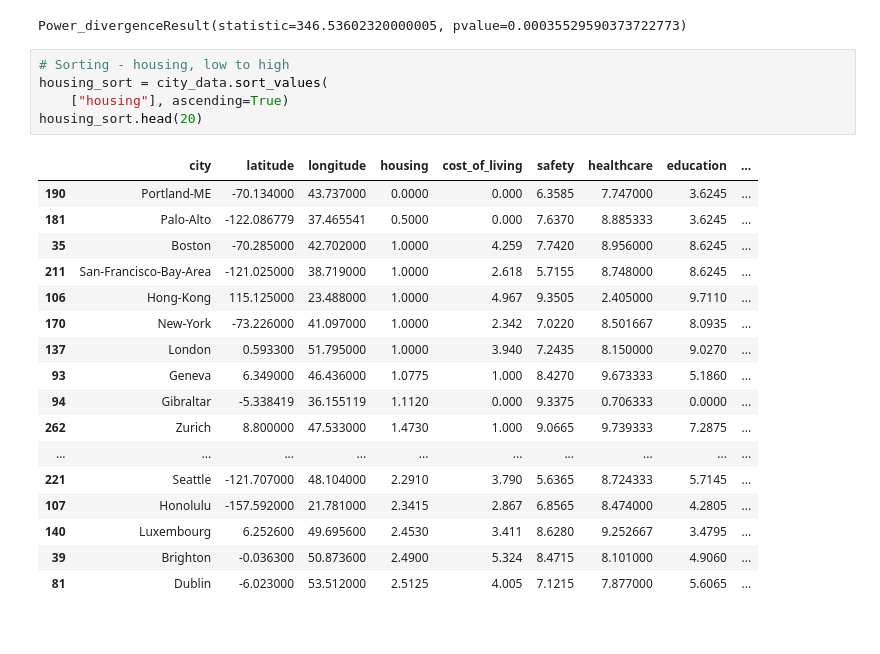
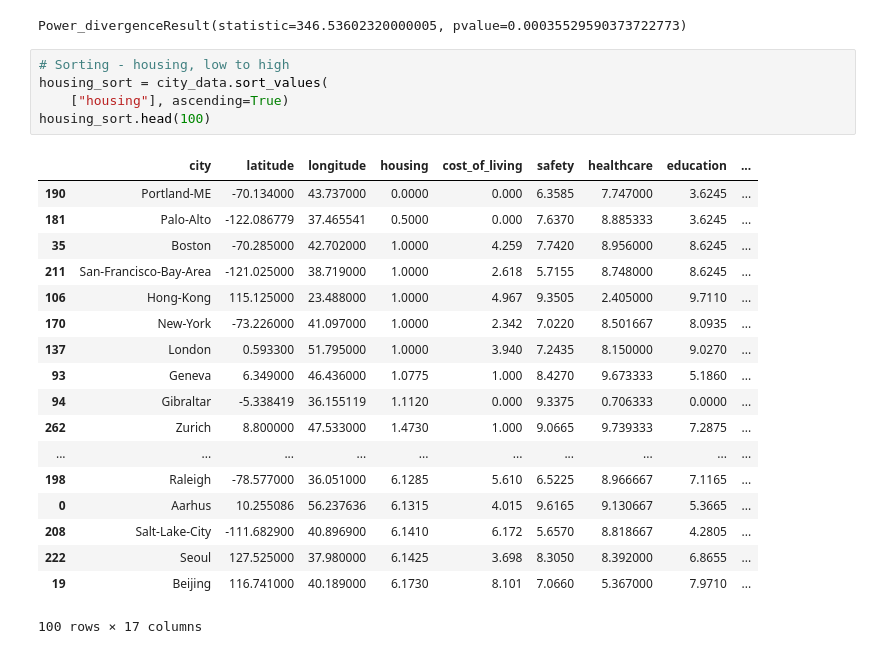
Before and after one commit to rdhuper/Project_Group_6, a Jupyter notebook: Christina/Teleport_API_City_Collection.ipynb, the cells around one changed output. Drawn from its saved outputs; the diff is of its cells as text.

```diff
--- a/Christina/Teleport_API_City_Collection.ipynb
+++ b/Christina/Teleport_API_City_Collection.ipynb
@@ -289,26 +289,27 @@ Power_divergenceResult(statistic=346.53602320000005, pvalue=0.000355295903737227
 # %%
 # Sorting - housing, low to high
 housing_sort = city_data.sort_values(
     ["housing"], ascending=True)
-housing_sort.head(20)
+housing_sort.head(100)
 # %% [output]
 |  | city | latitude | longitude | housing | cost_of_living | safety | healthcare | education | ... |
 | 190 | Portland-ME | -70.134000 | 43.737000 | 0.0000 | 0.000 | 6.3585 | 7.747000 | 3.6245 | ... |
 | 181 | Palo-Alto | -122.086779 | 37.465541 | 0.5000 | 0.000 | 7.6370 | 8.885333 | 3.6245 | ... |
 | 35 | Boston | -70.285000 | 42.702000 | 1.0000 | 4.259 | 7.7420 | 8.956000 | 8.6245 | ... |
 | 211 | San-Francisco-Bay-Area | -121.025000 | 38.719000 | 1.0000 | 2.618 | 5.7155 | 8.748000 | 8.6245 | ... |
 | 106 | Hong-Kong | 115.125000 | 23.488000 | 1.0000 | 4.967 | 9.3505 | 2.405000 | 9.7110 | ... |
 | 170 | New-York | -73.226000 | 41.097000 | 1.0000 | 2.342 | 7.0220 | 8.501667 | 8.0935 | ... |
 | 137 | London | 0.593300 | 51.795000 | 1.0000 | 3.940 | 7.2435 | 8.150000 | 9.0270 | ... |
 | 93 | Geneva | 6.349000 | 46.436000 | 1.0775 | 1.000 | 8.4270 | 9.673333 | 5.1860 | ... |
 | 94 | Gibraltar | -5.338419 | 36.155119 | 1.1120 | 0.000 | 9.3375 | 0.706333 | 0.0000 | ... |
 | 262 | Zurich | 8.800000 | 47.533000 | 1.4730 | 1.000 | 9.0665 | 9.739333 | 7.2875 | ... |
 | ... | ... | ... | ... | ... | ... | ... | ... | ... | ... |
-| 221 | Seattle | -121.707000 | 48.104000 | 2.2910 | 3.790 | 5.6365 | 8.724333 | 5.7145 | ... |
-| 107 | Honolulu | -157.592000 | 21.781000 | 2.3415 | 2.867 | 6.8565 | 8.474000 | 4.2805 | ... |
-| 140 | Luxembourg | 6.252600 | 49.695600 | 2.4530 | 3.411 | 8.6280 | 9.252667 | 3.4795 | ... |
-| 39 | Brighton | -0.036300 | 50.873600 | 2.4900 | 5.324 | 8.4715 | 8.101000 | 4.9060 | ... |
-| 81 | Dublin | -6.023000 | 53.512000 | 2.5125 | 4.005 | 7.1215 | 7.877000 | 5.6065 | ... |
+| 198 | Raleigh | -78.577000 | 36.051000 | 6.1285 | 5.610 | 6.5225 | 8.966667 | 7.1165 | ... |
+| 0 | Aarhus | 10.255086 | 56.237636 | 6.1315 | 4.015 | 9.6165 | 9.130667 | 5.3665 | ... |
+| 208 | Salt-Lake-City | -111.682900 | 40.896900 | 6.1410 | 6.172 | 5.6570 | 8.818667 | 4.2805 | ... |
+| 222 | Seoul | 127.525000 | 37.980000 | 6.1425 | 3.698 | 8.3050 | 8.392000 | 6.8655 | ... |
+| 19 | Beijing | 116.741000 | 40.189000 | 6.1730 | 8.101 | 7.0660 | 5.367000 | 7.9710 | ... |
+100 rows × 17 columns
 # %%
 # Sorting - safety, low to high
 safety_sort = city_data.sort_values(
```
Also changed, not shown: parts of 11 cells of this notebook.
